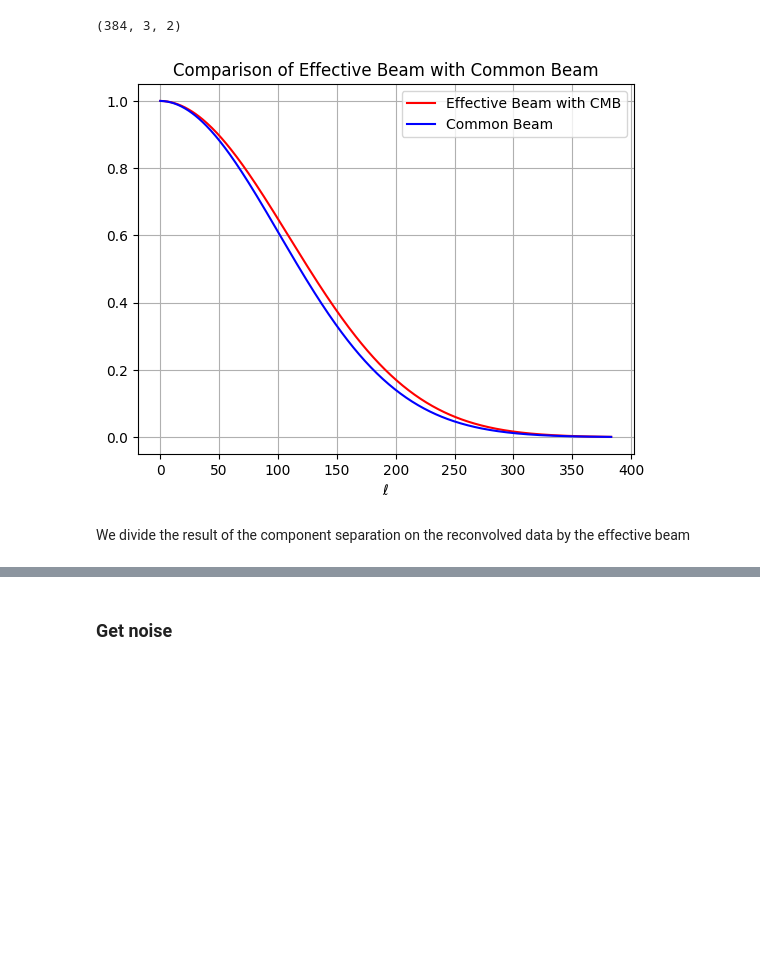
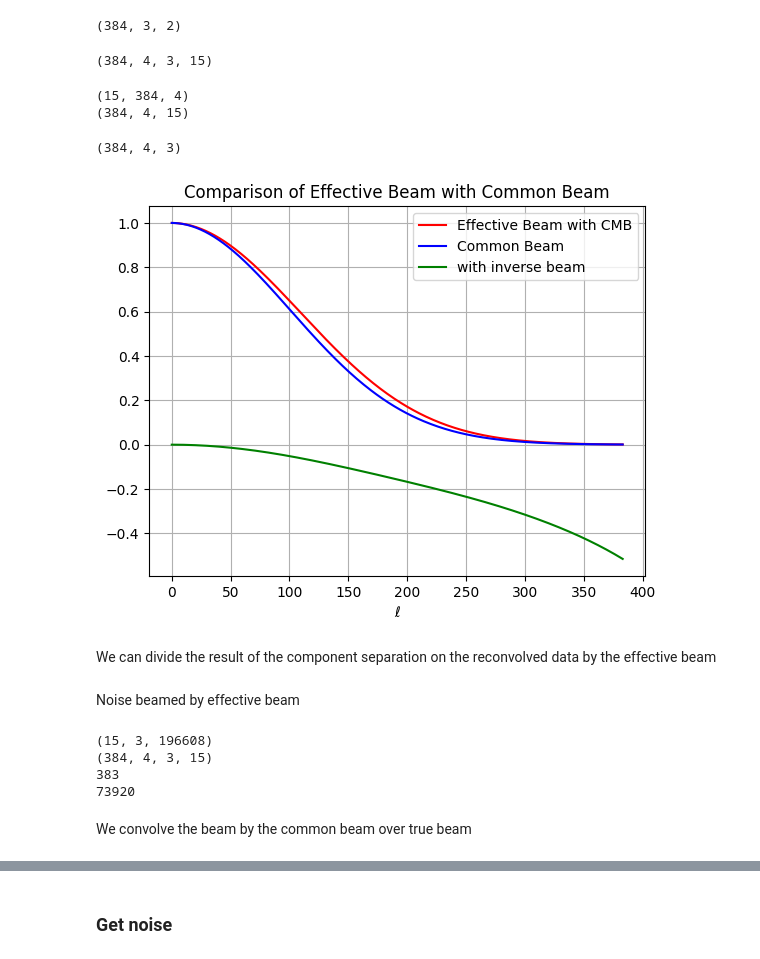
Before and after one commit to julientang/Stage3A, a Jupyter notebook: harmonic_comp_sep_with&withoutbeam.ipynb, the cells around one changed output, grey strips where cells are left out. Saved outputs shown, nothing was run; the diff lists cells and outputs as text; code cells hidden in the pictures; blank space fills up the shorter version.

Commit message:
We compute noiseless residuals

```diff
--- a/harmonic_comp_sep_with&withoutbeam.ipynb
+++ b/harmonic_comp_sep_with&withoutbeam.ipynb
@@ -514,24 +519,44 @@ beam_eff_CMB = np.array([np.array([np.array([np.dot(W_mat[l,i,j,:],b_c[:,l,i+1])
 print(beam_eff_CMB.shape)
 # %% [output]
 (384, 3, 2)
+# %%
+W_mat_inv = alg.W(A_eval(result_beam_inv.x),invN=invN_l(instrument,window=inv_beam_arr,lmax=lmax))
+print(W_mat_inv.shape)
+# %% [output]
+(384, 4, 3, 15)
+# %%
+print(inv_beam_arr.shape)
+inv_beam2 = inv_beam_arr.swapaxes(0,1).swapaxes(1,2)
+print(inv_beam2.shape)
+# %% [output]
+(15, 384, 4)
+(384, 4, 15)
+# %%
+def _mv(m, v):
+    return np.einsum('...ij,...j->...i', m, v, optimize=False)
+# %%
+beam_inv_eff = _mv(W_mat_inv,inv_beam2)
+print(beam_inv_eff.shape)
+# %% [output]
+(384, 4, 3)
 # %%
 # Plot the curves
 py.plot(l_arr, beam_eff_CMB[:, 0, 1], 'r', label='Effective Beam with CMB')
 py.plot(l_arr, beam_common[:, 2], 'b', label='Common Beam')
-
+py.plot(beam_inv_eff[:,0,1],'g', label ='with inverse beam')
 # Set the x-axis label
 py.xlabel('$\ell$')
 
 # Set the title
 py.title('Comparison of Effective Beam with Common Beam')
 
 # Show the legend
 py.legend()
 py.grid()
 # Display the plot
 py.show()
 # %% [output]
-[figure, old version]
+[figure, new version]
 # %% [markdown]
-We divide the result of the component separation on the reconvolved data by the effective beam
+We can divide the result of the component separation on the reconvolved data by the effective beam
 # %%
@@ -538,0 +564,14 @@ result_beam_ren.s = np.array([np.array([hp.almxfl(result_beam_ren.s[i,j,:],1/bea
+# %% [markdown]
+Noise beamed by effective beam
+# %%
+print(freq_map_noise.shape)
+print(W_mat_ren.shape)
+print(lmax)
+print(num_lm)
+# %% [output]
+(15, 3, 196608)
+(384, 4, 3, 15)
+383
+73920
+# %% [markdown]
+We convolve the beam by the common beam over true beam
```
Also changed, not shown: parts of 58 cells of this notebook.
